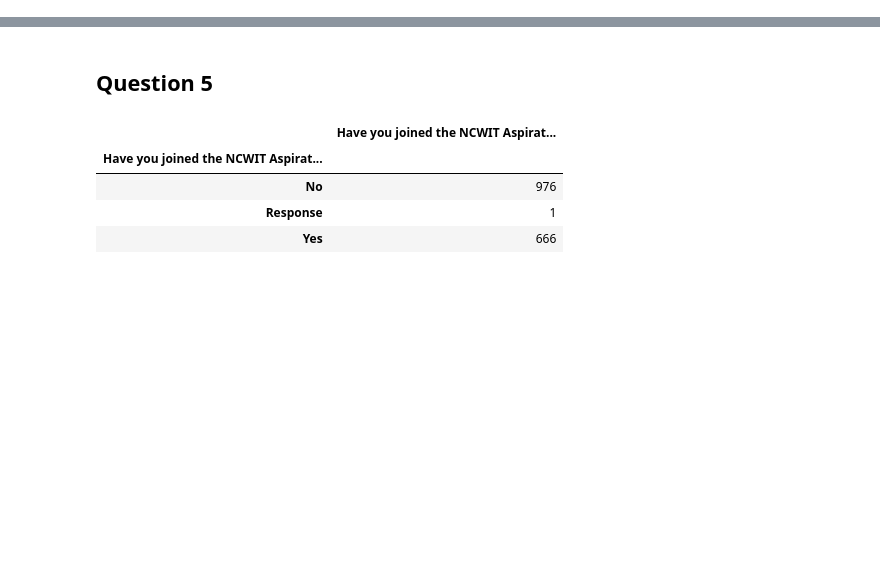
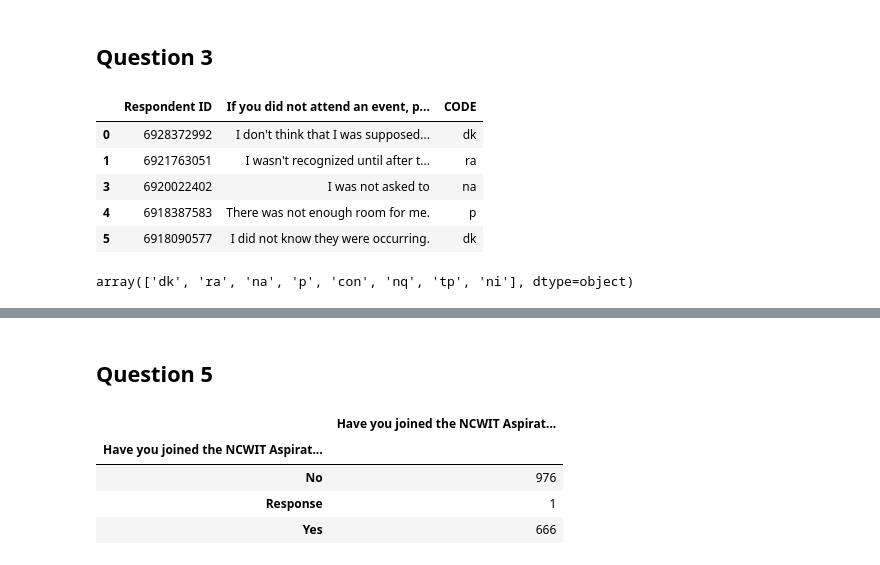
Before and after one commit to hannahweber/INFO3401-Final-Project, a Jupyter notebook: Basic Statistical Tests.ipynb, the cells around one changed output, grey strips where cells are left out. Drawn from its saved outputs; the diff is of its cells as text; code cells hidden in the pictures; blank space fills up the shorter version.

```diff
--- a/Basic Statistical Tests.ipynb
+++ b/Basic Statistical Tests.ipynb
@@ -4,3 +4,21 @@ import numpy as np
 import matplotlib.pyplot as plt
 # %%
 df_raw = pd.read_csv("2018 NCWIT Award for Aspirations in Computing Recipient.csv")
+# %% [markdown]
+## Question 3
+# %%
+q3 = pd.read_csv('Question3Code.csv')
+# %%
+q3 = q3.dropna()
+q3.head()
+# %% [output]
+|  | Respondent ID | If you did not attend an event, p... | CODE |
+| 0 | 6928372992 | I don't think that I was supposed... | dk |
+| 1 | 6921763051 | I wasn't recognized until after t... | ra |
+| 3 | 6920022402 | I was not asked to | na |
+| 4 | 6918387583 | There was not enough room for me. | p |
+| 5 | 6918090577 | I did not know they were occurring. | dk |
+# %%
+q3['CODE'].unique()
+# %% [output]
+array(['dk', 'ra', 'na', 'p', 'con', 'nq', 'tp', 'ni'], dtype=object)
```
Also changed, not shown: parts of 17 cells of this notebook, 8 other files.
